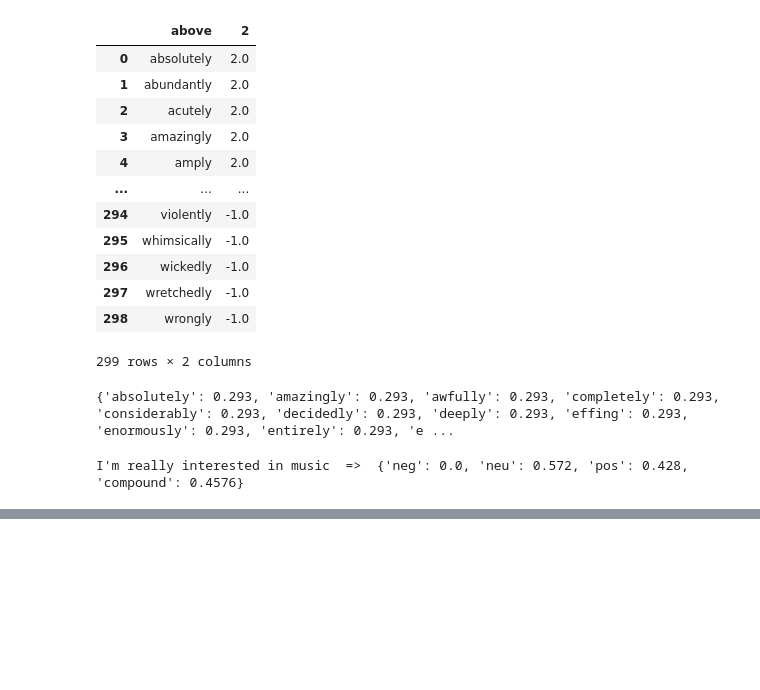
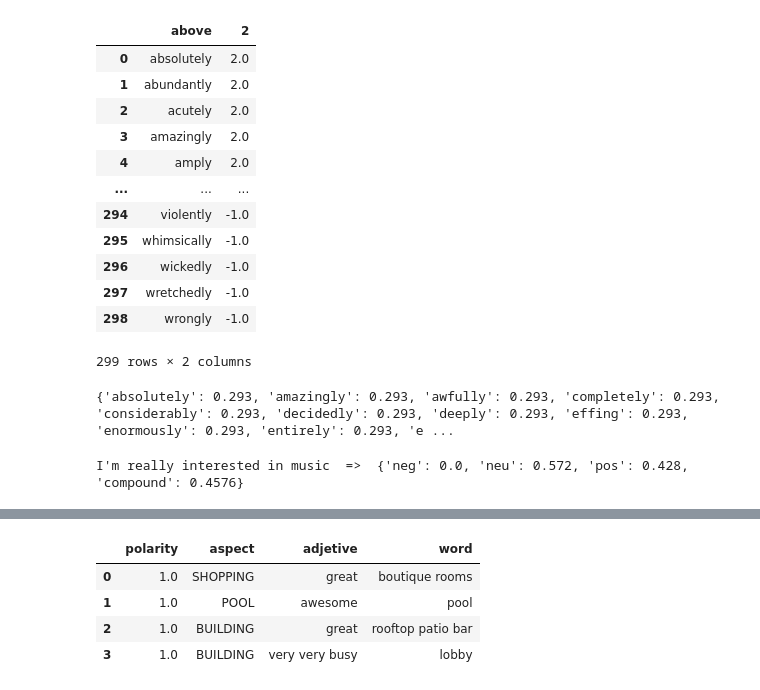
Before and after one commit to glorelvalle/mucd-mg, a Jupyter notebook: pln/p1.ipynb, the cells around one changed output, grey strips where cells are left out. Drawn from its saved outputs; the diff is of its cells as text; code cells hidden in the pictures; blank space fills up the shorter version.

```diff
--- a/pln/p1.ipynb
+++ b/pln/p1.ipynb
@@ -317,6 +226,0 @@ nlp = spacy.load("en_core_web_lg")
-# %%
-lexicon = {}
-# $:	-1.5	0.80623	[-1, -1, -1, -1, -3, -1, -3, -1, -2, -1]
-for l in file.split("\n"):
-    word, polarity = l.strip().split("\t")[0:2]
-    lexicon[word] = float(polarity)
@@ -323,3 +253,10 @@ for l in file.split("\n"):
+# %%
+# lexicon2 between -3, 3
+lexicon2 = {}
+# $:	-1.5	0.80623	[-1, -1, -1, -1, -3, -1, -3, -1, -2, -1]
+for l in file.split("\n"):
+    word, polarity = l.strip().split("\t")[0:2]
+    lexicon2[word] = float(polarity)
 # %%
 doc = nlp("I do not think the hotel staff was friendly")
 displacy.render(doc, style="dep")
@@ -362,0 +312,80 @@ I'm really interested in music  =>  {'neg': 0.0, 'neu': 0.572, 'pos': 0.428, 'co
+# %%
+def get_aspect(word, aspects):
+    for key in aspects:
+        if word in aspects[key]:
+            return key
+
+get_aspect('place', aspects_hotels)
+# %%
+import pandas as pd
+
+review = reviews_hotels[0].get("reviewText")
+
+from nltk.parse.corenlp import CoreNLPDependencyParser
+dependency_parser = CoreNLPDependencyParser()
+
+
+sentences = nltk.sent_tokenize(review)
+
+data = pd.DataFrame(columns = ['polarity', 'aspect', 'adjetive', 'word'])
+for s in sentences:
+    print(s)
+
+    result, = dependency_parser.raw_parse(s)
+
+    dict_inf = {}
+    for head, relation, dependent in result.triples():
+        word1, pos1 = head
+        word2, pos2 = dependent
+
+        if pos1.startswith('NN') and pos2.startswith('JJ') and relation == 'amod':
+
+            if pos1 == 'NN':
+                aspect = get_aspect(word1, aspects_hotels)
+            if 'adjetive' in dict_inf:
+                if aspect != None:
+                    dict_inf['aspect'] = aspect.upper()
+
+                    polarity_scores = analyzer.polarity_scores(dict_inf['adjetive'] +' '+ dict_inf["word"])
+                    if polarity_scores['pos'] > polarity_scores['neg']:
+                        polarity = 1.0
+                    else:
+                        polarity = -1.0
+
+                    dict_inf['polarity'] = polarity
+
+
+                    data = data.append(dict_inf, ignore_index=True)
+                    aspect = get_aspect(aspect, aspects_hotels)
+                    dict_inf = {}
+
+            dict_inf['adjetive'] = word2.lower()
+            dict_inf['word'] = word1.lower()
+        elif pos1.startswith('NN') and pos2.startswith('NN') and relation == 'compound':
+
+            if 'word' in dict_inf and word1 in dict_inf['word']:
+                word_list =  dict_inf['word'].split()
+                word_list.insert(-1, word2)
+                dict_inf['word'] = ' '.join(word_list).lower()
+            if pos1 == 'NNS' and pos2=='NN':
+                aspect = get_aspect(word2, aspects_hotels)
+        elif pos1.startswith('JJ') and pos2.startswith('RB') and relation == 'advmod':
+            if 'adjetive' in dict_inf and word1 in dict_inf['adjetive']:
+                adj_list =  dict_inf['adjetive'].split()
+                adj_list.insert(-1, word2)
+                dict_inf['adjetive'] = ' '.join(adj_list).lower()
+
+    if aspect != None:
+        dict_inf['aspect'] = aspect.upper()
+
+        polarity_scores = analyzer.polarity_scores(dict_inf['adjetive'] +' '+ dict_inf["word"])
+        if polarity_scores['pos'] > polarity_scores['neg']:
+            polarity = 1.0
+        else:
+            polarity = -1.0
+
+        dict_inf['polarity'] = polarity
+        data = data.append(dict_inf, ignore_index=True)
+        aspect = None
+data
+# %% [output]
@@ -362,0 +399,5 @@ I'm really interested in music  =>  {'neg': 0.0, 'neu': 0.572, 'pos': 0.428, 'co
+|  | polarity | aspect | adjetive | word |
+| 0 | 1.0 | SHOPPING | great | boutique rooms |
+| 1 | 1.0 | POOL | awesome | pool |
+| 2 | 1.0 | BUILDING | great | rooftop patio bar |
+| 3 | 1.0 | BUILDING | very very busy | lobby |
```
Also changed, not shown: parts of 19 cells of this notebook.
